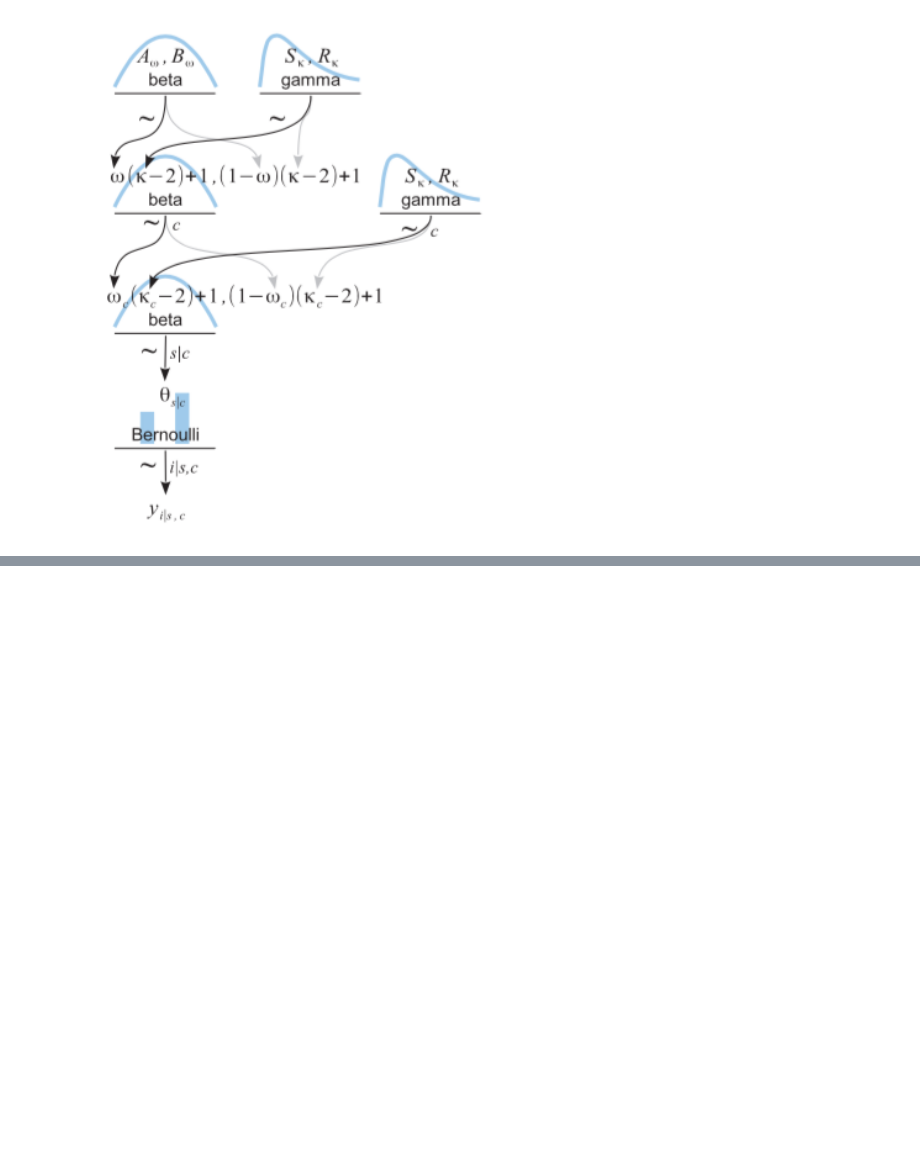
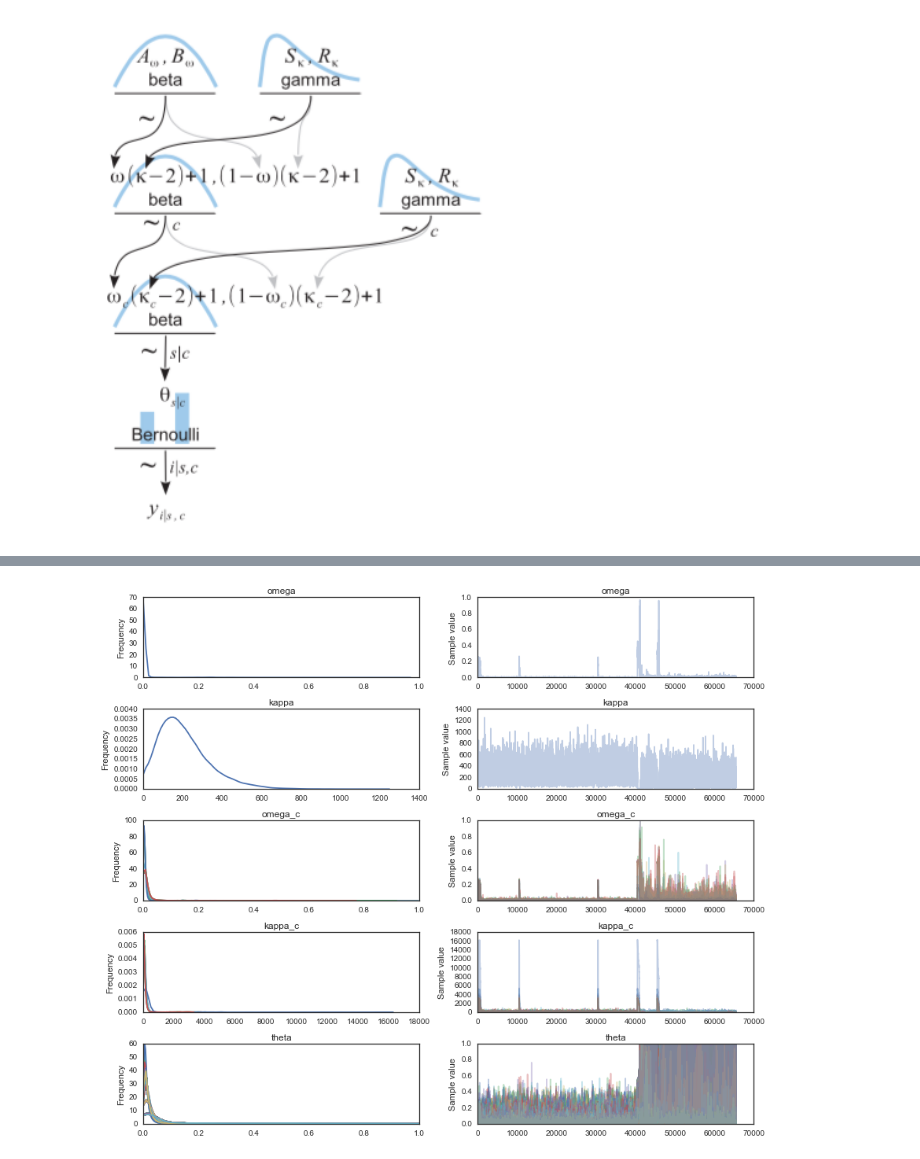
Before and after one commit to JWarmenhoven/DBDA-python, a Jupyter notebook: Notebooks/Chapter 9.ipynb, the cells around one changed output, grey strips where cells are left out. Drawn from its saved outputs; the diff is of its cells as text; code cells hidden in the pictures; blank space fills up the shorter version.

```diff
--- a/Notebooks/Chapter 9.ipynb
+++ b/Notebooks/Chapter 9.ipynb
@@ -186,3 +195,4 @@ memory usage: 29.7+ KB
 # %%
+df2['BatAv'] = df2.Hits.divide(df2.AtBats)
 df2.head(10)
 # %% [output]
@@ -203,3 +213,31 @@ df2.head(10)
 Image('images/fig9_13.png', width=400)
 # %% [output]
 [figure]
+# %%
+le = preprocessing.LabelEncoder()
+
+# Encode the 9 primary field positions
+pripos_idx = le.fit_transform(df2.PriPos)
+pripos_codes = df2.PriPos.unique()
+n_pripos = len(pripos_codes)
+
+# df2 contains one entry per player
+n_players = len(df2.index)
+# %%
+with pmc.Model() as hierarchical_model2:
+    omega = pmc.Beta('omega', 1, 1)
+    kappa = pmc.Gamma('kappa', 0.01, 0.01)+2
+
+    omega_c = pmc.Beta('omega_c',
+                       omega*(kappa-2)+1, (1-omega)*(kappa-2)+1,
+                       shape = n_pripos)
+
+    kappa_c = pmc.Gamma('kappa_c',
+                        0.01, 0.01,
+                        shape = n_pripos)+2
+
+    theta = pmc.Beta('theta',
+                     omega_c[pripos_idx]*(kappa_c[pripos_idx]-2)+1, (1-omega_c[pripos_idx])*(kappa_c[pripos_idx]-2)+1,
+                     shape = n_players)
+
+    y = pmc.Binomial('y', 1, theta[pripos_idx], observed=df2.BatAv)
@@ -205,0 +260,3 @@ Image('images/fig9_13.png', width=400)
+# %%
+with hierarchical_model2:
+    trace_load = pmc.backends.text.load('hierarchical_model2')
@@ -205,0 +283,4 @@ Image('images/fig9_13.png', width=400)
+# %%
+pmc.traceplot(trace_load);
+# %% [output]
+[figure, added]
```
Also changed, not shown: parts of 12 cells of this notebook.
